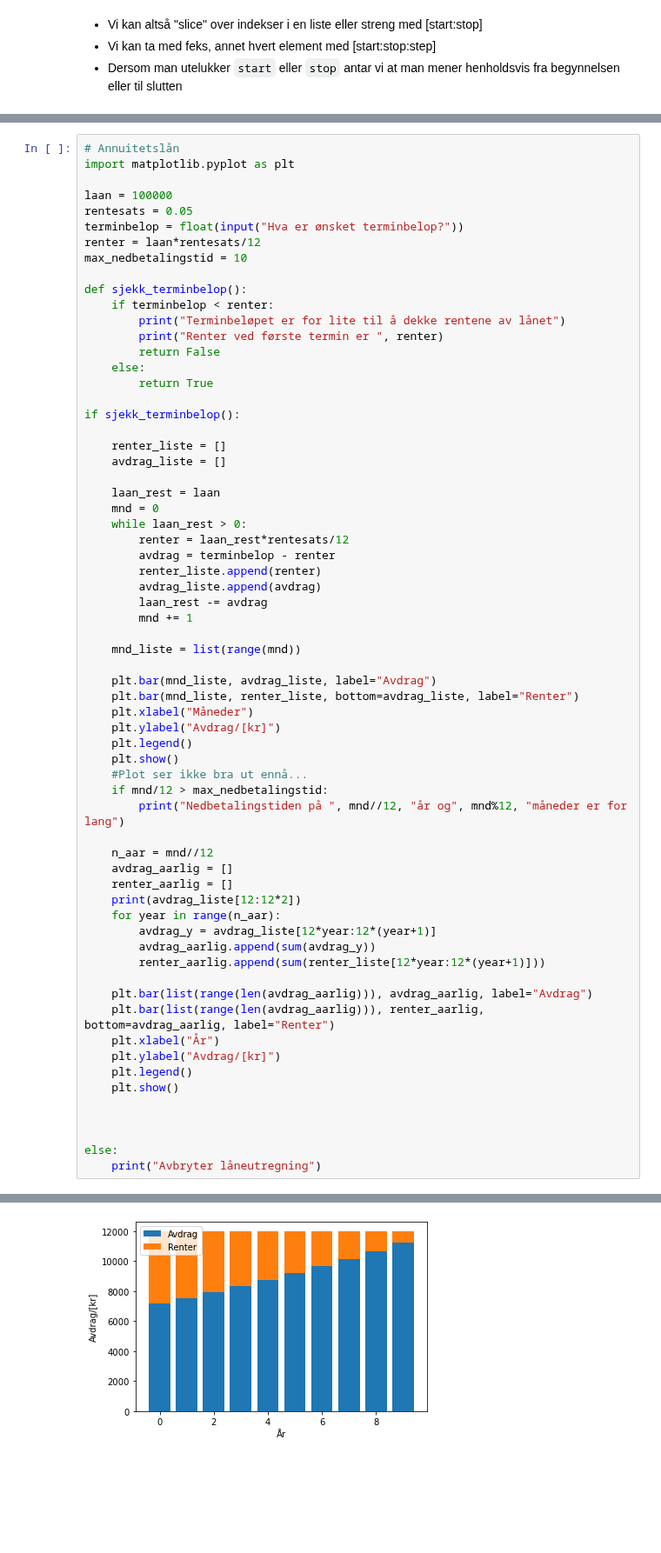
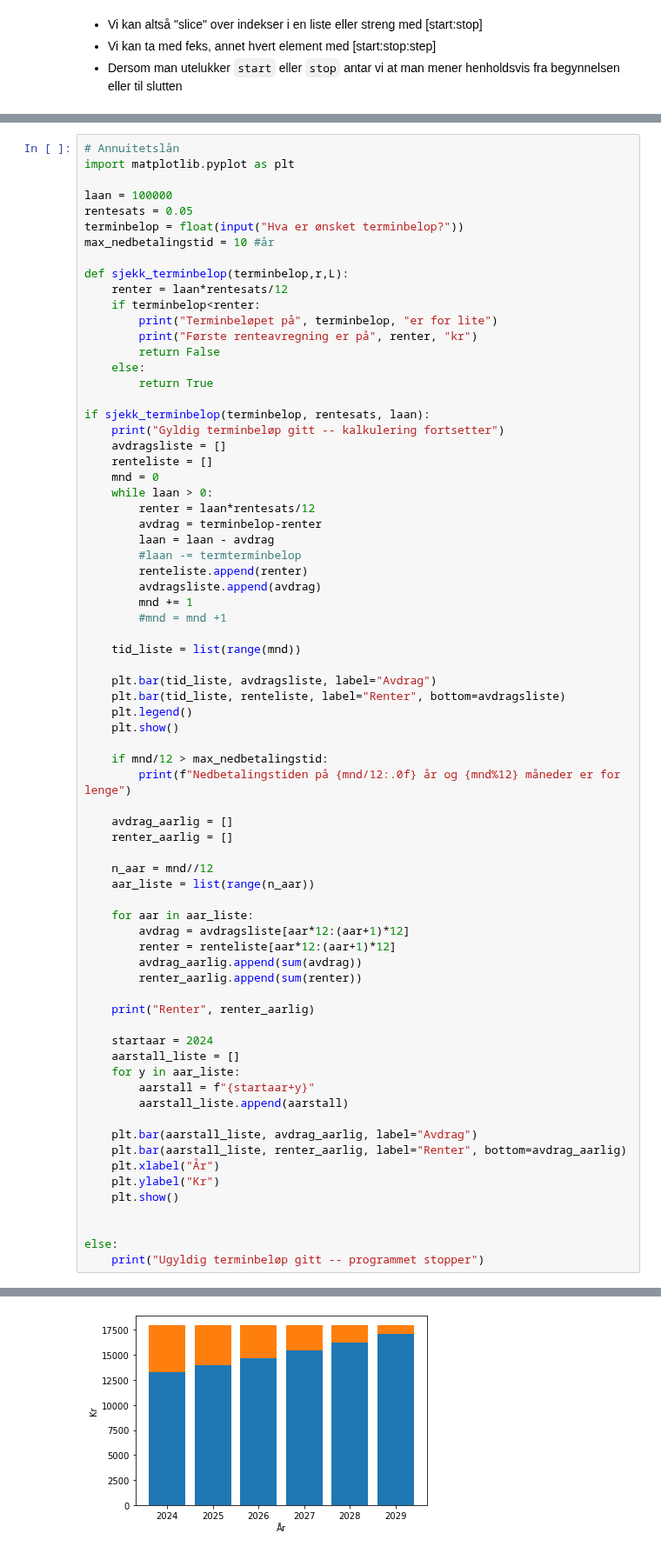
Before and after one commit to jonasjul/IIRA2001H24, a Jupyter notebook: 3-Kontrollflyt-datastrukturer-strengformatering-slicing/datastrukturer-slicing-formatering-JH.ipynb, the cells around one changed output, grey strips where cells are left out. Shown at 87% size. Saved outputs shown, nothing was run; the diff lists cells and outputs as text; blank space fills up the shorter version.

```diff
--- a/3-Kontrollflyt-datastrukturer-strengformatering-slicing/datastrukturer-slicing-formatering-JH.ipynb
+++ b/3-Kontrollflyt-datastrukturer-strengformatering-slicing/datastrukturer-slicing-formatering-JH.ipynb
@@ -392,62 +409,69 @@ import matplotlib.pyplot as plt
 laan = 100000
 rentesats = 0.05
 terminbelop = float(input("Hva er ønsket terminbelop?"))
-renter = laan*rentesats/12
-max_nedbetalingstid = 10
+max_nedbetalingstid = 10 #år
 
-def sjekk_terminbelop():
-    if terminbelop < renter:
-        print("Terminbeløpet er for lite til å dekke rentene av lånet")
-        print("Renter ved første termin er ", renter)
+def sjekk_terminbelop(terminbelop,r,L):
+    renter = laan*rentesats/12
+    if terminbelop<renter:
+        print("Terminbeløpet på", terminbelop, "er for lite")
+        print("Første renteavregning er på", renter, "kr")
         return False
     else:
         return True
 
-if sjekk_terminbelop():
+if sjekk_terminbelop(terminbelop, rentesats, laan):
+    print("Gyldig terminbeløp gitt -- kalkulering fortsetter")
+    avdragsliste = []
+    renteliste = []
+    mnd = 0
+    while laan > 0:
+        renter = laan*rentesats/12
+        avdrag = terminbelop-renter
+        laan = laan - avdrag
+        #laan -= termterminbelop
+        renteliste.append(renter)
+        avdragsliste.append(avdrag)
+        mnd += 1
+        #mnd = mnd +1
 
-    renter_liste = []
-    avdrag_liste = []
+    tid_liste = list(range(mnd))
 
-    laan_rest = laan
-    mnd = 0
-    while laan_rest > 0:
-        renter = laan_rest*rentesats/12
-        avdrag = terminbelop - renter
-        renter_liste.append(renter)
-        avdrag_liste.append(avdrag)
-        laan_rest -= avdrag
-        mnd += 1
-
-    mnd_liste = list(range(mnd))
-
-    plt.bar(mnd_liste, avdrag_liste, label="Avdrag")
-    plt.bar(mnd_liste, renter_liste, bottom=avdrag_liste, label="Renter")
-    plt.xlabel("Måneder")
-    plt.ylabel("Avdrag/[kr]")
-    plt.legend()
-    plt.show()
-    #Plot ser ikke bra ut ennå...
-    if mnd/12 > max_nedbetalingstid:
-        print("Nedbetalingstiden på ", mnd//12, "år og", mnd%12, "måneder er for lang")
-
-    n_aar = mnd//12
-    avdrag_aarlig = []
-    renter_aarlig = []
-    print(avdrag_liste[12:12*2])
-    for year in range(n_aar):
-        avdrag_y = avdrag_liste[12*year:12*(year+1)]
-        avdrag_aarlig.append(sum(avdrag_y))
-        renter_aarlig.append(sum(renter_liste[12*year:12*(year+1)]))
-
-    plt.bar(list(range(len(avdrag_aarlig))), avdrag_aarlig, label="Avdrag")
-    plt.bar(list(range(len(avdrag_aarlig))), renter_aarlig, bottom=avdrag_aarlig, label="Renter")
-    plt.xlabel("År")
-    plt.ylabel("Avdrag/[kr]")
+    plt.bar(tid_liste, avdragsliste, label="Avdrag")
+    plt.bar(tid_liste, renteliste, label="Renter", bottom=avdragsliste)
     plt.legend()
     plt.show()
 
+    if mnd/12 > max_nedbetalingstid:
+        print(f"Nedbetalingstiden på {mnd/12:.0f} år og {mnd%12} måneder er for lenge")
+
+    avdrag_aarlig = []
+    renter_aarlig = []
+
+    n_aar = mnd//12
+    aar_liste = list(range(n_aar))
+
+    for aar in aar_liste:
+        avdrag = avdragsliste[aar*12:(aar+1)*12]
+        renter = renteliste[aar*12:(aar+1)*12]
+        avdrag_aarlig.append(sum(avdrag))
+        renter_aarlig.append(sum(renter))
+
+    print("Renter", renter_aarlig)
+
+    startaar = 2024
+    aarstall_liste = []
+    for y in aar_liste:
+        aarstall = f"{startaar+y}"
+        aarstall_liste.append(aarstall)
+
+    plt.bar(aarstall_liste, avdrag_aarlig, label="Avdrag")
+    plt.bar(aarstall_liste, renter_aarlig, label="Renter", bottom=avdrag_aarlig)
+    plt.xlabel("År")
+    plt.ylabel("Kr")
+    plt.show()
 
 
 else:
-    print("Avbryter låneutregning")
+    print("Ugyldig terminbeløp gitt -- programmet stopper")
 # %% [output]
@@ -458 +482 @@ Nedbetalingstiden på  10 år og 10 måneder er for lang
-[figure, old version]
+[figure, new version]
```
Also changed, not shown: parts of 7 cells of this notebook.
